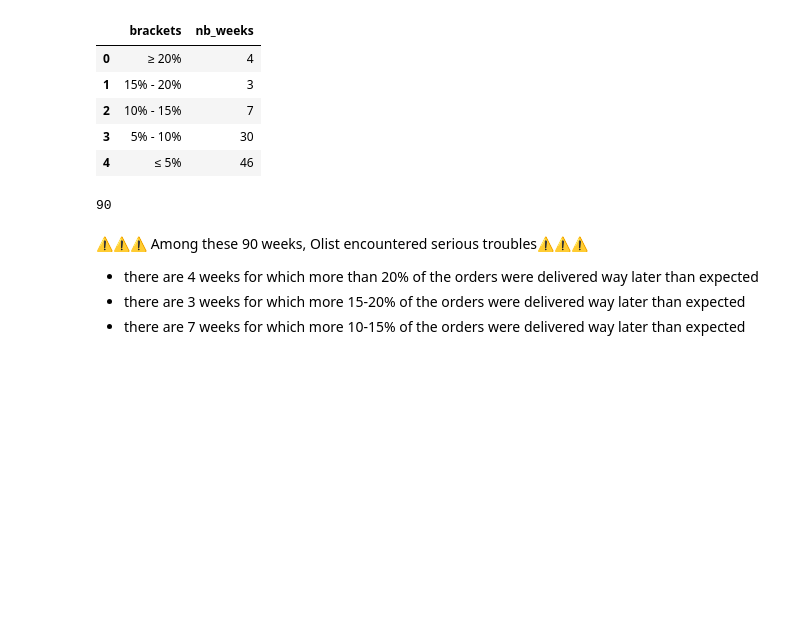
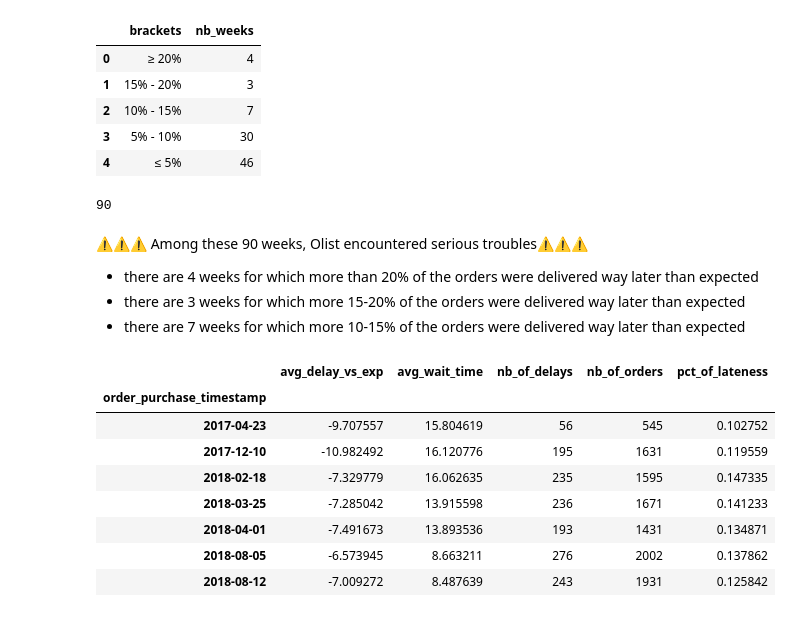
Before and after one commit to yongsin91/olist, a Jupyter notebook: 1_Setup/metric_design.ipynb, the cells around one changed output. Drawn from its saved outputs; the diff is of its cells as text; code cells hidden in the pictures; blank space fills up the shorter version.

Commit message:
metric design - checking lateness delivery date period

```diff
--- a/1_Setup/metric_design.ipynb
+++ b/1_Setup/metric_design.ipynb
@@ -358,3 +377,15 @@ np.sum(lateness_df['nb_weeks'])
 * there are 4 weeks for which more than 20% of the orders were delivered way later than expected
 * there are 3 weeks for which more 15-20% of the orders were delivered way later than expected
 * there are 7 weeks for which more 10-15% of the orders were delivered way later than expected
+# %%
+lateness_10_15
+# %% [output]
+|  | avg_delay_vs_exp | avg_wait_time | nb_of_delays | nb_of_orders | pct_of_lateness |
+| order_purchase_timestamp |  |  |  |  |  |
+| 2017-04-23 | -9.707557 | 15.804619 | 56 | 545 | 0.102752 |
+| 2017-12-10 | -10.982492 | 16.120776 | 195 | 1631 | 0.119559 |
+| 2018-02-18 | -7.329779 | 16.062635 | 235 | 1595 | 0.147335 |
+| 2018-03-25 | -7.285042 | 13.915598 | 236 | 1671 | 0.141233 |
+| 2018-04-01 | -7.491673 | 13.893536 | 193 | 1431 | 0.134871 |
+| 2018-08-05 | -6.573945 | 8.663211 | 276 | 2002 | 0.137862 |
+| 2018-08-12 | -7.009272 | 8.487639 | 243 | 1931 | 0.125842 |
```
Also changed, not shown: parts of 9 cells of this notebook, 3 other files.
